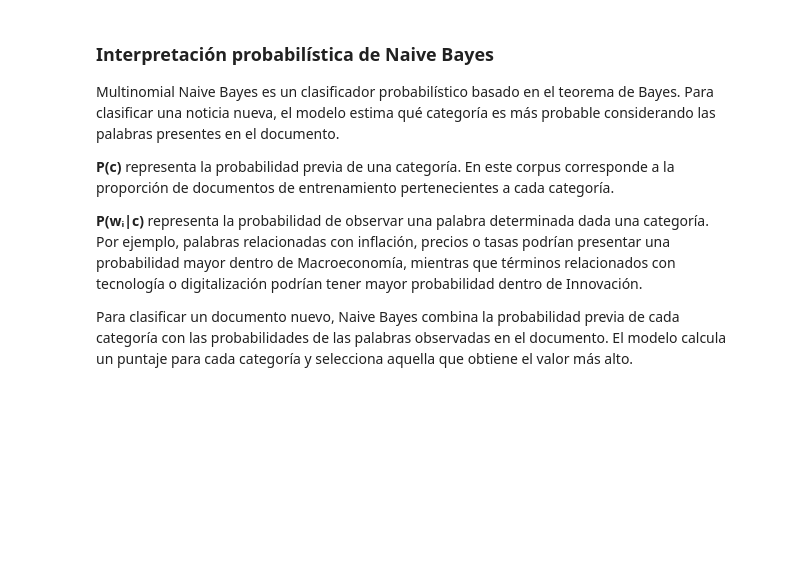
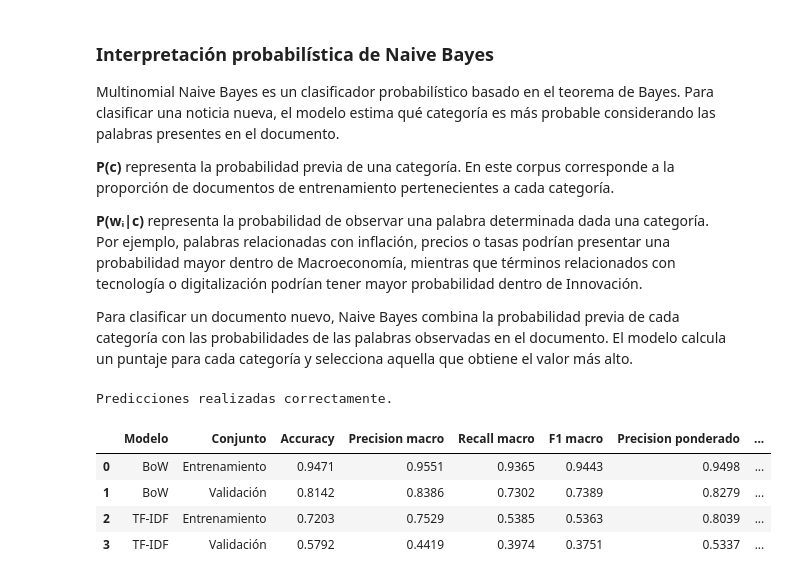
Before and after one commit to Cynthiss/NLP, a Jupyter notebook: Lab_3/Lab_3.ipynb, the cells around one changed output. Saved outputs shown, nothing was run; the diff lists cells and outputs as text; code cells hidden in the pictures; blank space fills up the shorter version.

```diff
--- a/Lab_3/Lab_3.ipynb
+++ b/Lab_3/Lab_3.ipynb
@@ -1796,3 +1796,18 @@ Multinomial Naive Bayes es un clasificador probabilístico basado en el teorema
 **P(wᵢ|c)** representa la probabilidad de observar una palabra determinada dada una categoría. Por ejemplo, palabras relacionadas con inflación, precios o tasas podrían presentar una probabilidad mayor dentro de Macroeconomía, mientras que términos relacionados con tecnología o digitalización podrían tener mayor probabilidad dentro de Innovación.
 
 Para clasificar un documento nuevo, Naive Bayes combina la probabilidad previa de cada categoría con las probabilidades de las palabras observadas en el documento. El modelo calcula un puntaje para cada categoría y selecciona aquella que obtiene el valor más alto.
+# %%
+
+# 3. Entrenamiento y evaluación
+
+# Predicciones del modelo BoW
+y_train_pred_bow = modelo_bow.predict(X_train_bow)
+y_val_pred_bow = modelo_bow.predict(X_val_bow)
+
+# Predicciones del modelo TF-IDF
+y_train_pred_tfidf = modelo_tfidf.predict(X_train_tfidf)
+y_val_pred_tfidf = modelo_tfidf.predict(X_val_tfidf)
+
+print("Predicciones realizadas correctamente.")
+# %% [output]
+Predicciones realizadas correctamente.
@@ -1798,0 +1853,42 @@ Para clasificar un documento nuevo, Naive Bayes combina la probabilidad previa d
+# %%
+
+# Comparar entrenamiento y validación
+
+
+resultados_evaluacion = pd.DataFrame([
+    {
+        "Modelo": "BoW",
+        "Conjunto": "Entrenamiento",
+        **calcular_metricas(y_train, y_train_pred_bow)
+    },
+    {
+        "Modelo": "BoW",
+        "Conjunto": "Validación",
+        **calcular_metricas(y_val, y_val_pred_bow)
+    },
+    {
+        "Modelo": "TF-IDF",
+        "Conjunto": "Entrenamiento",
+        **calcular_metricas(y_train, y_train_pred_tfidf)
+    },
+    {
+        "Modelo": "TF-IDF",
+        "Conjunto": "Validación",
+        **calcular_metricas(y_val, y_val_pred_tfidf)
+    }
+])
+
+# Redondear para facilitar la lectura
+columnas_metricas = resultados_evaluacion.columns[2:]
+
+resultados_evaluacion[columnas_metricas] = (
+    resultados_evaluacion[columnas_metricas].round(4)
+)
+
+resultados_evaluacion
+# %% [output]
+|  | Modelo | Conjunto | Accuracy | Precision macro | Recall macro | F1 macro | Precision ponderado | ... |
+| 0 | BoW | Entrenamiento | 0.9471 | 0.9551 | 0.9365 | 0.9443 | 0.9498 | ... |
+| 1 | BoW | Validación | 0.8142 | 0.8386 | 0.7302 | 0.7389 | 0.8279 | ... |
+| 2 | TF-IDF | Entrenamiento | 0.7203 | 0.7529 | 0.5385 | 0.5363 | 0.8039 | ... |
+| 3 | TF-IDF | Validación | 0.5792 | 0.4419 | 0.3974 | 0.3751 | 0.5337 | ... |
```
Also changed, not shown: parts of 8 cells of this notebook.
